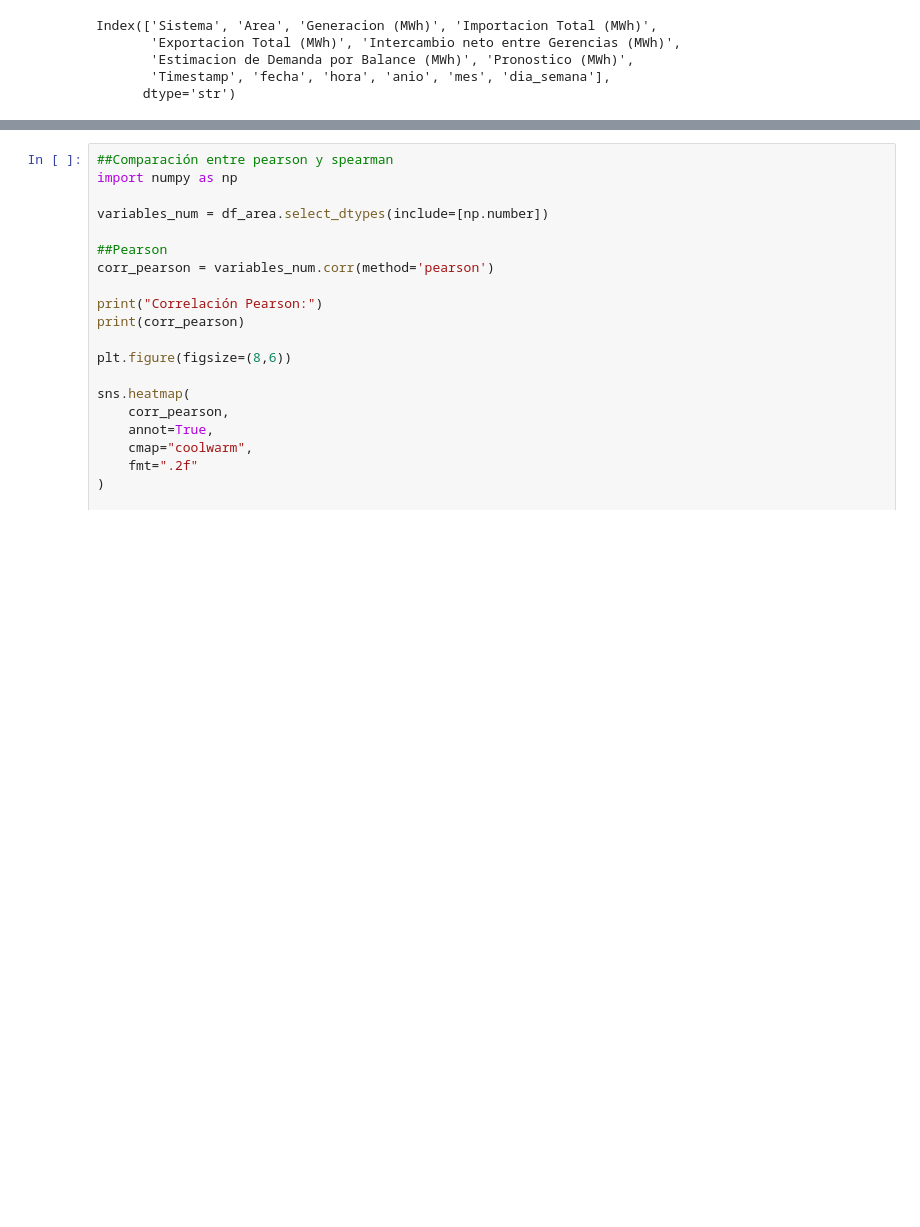
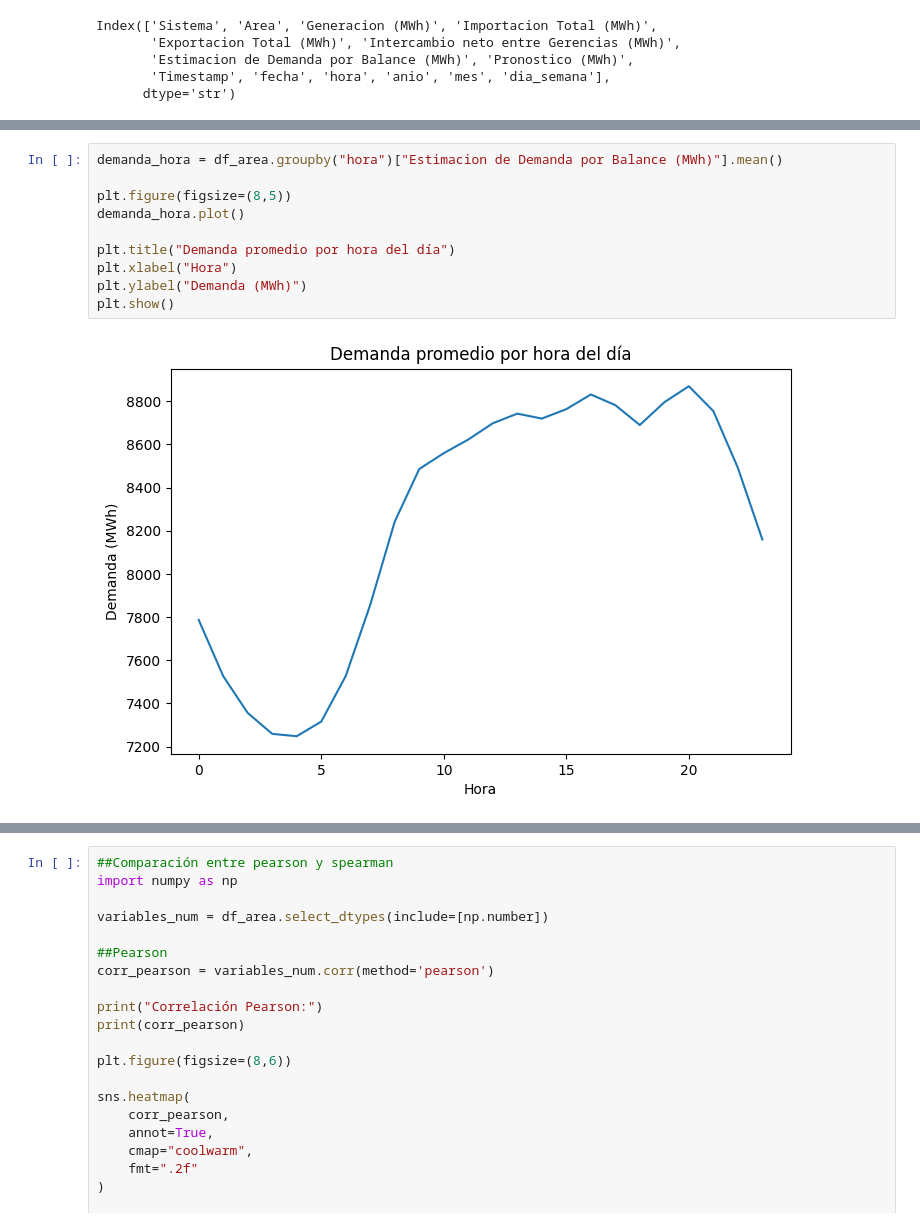
Before and after one commit to UlisesACC/Modelado-Predictivo, a Jupyter notebook: regresion/EDA.ipynb, the cells around one changed output, grey strips where cells are left out. Drawn from its saved outputs; the diff is of its cells as text; blank space fills up the shorter version.

```diff
--- a/regresion/EDA.ipynb
+++ b/regresion/EDA.ipynb
@@ -640,0 +694,12 @@ Index(['Sistema', 'Area', 'Generacion (MWh)', 'Importacion Total (MWh)',
+# %%
+demanda_hora = df_area.groupby("hora")["Estimacion de Demanda por Balance (MWh)"].mean()
+
+plt.figure(figsize=(8,5))
+demanda_hora.plot()
+
+plt.title("Demanda promedio por hora del día")
+plt.xlabel("Hora")
+plt.ylabel("Demanda (MWh)")
+plt.show()
+# %% [output]
+[figure, added]
```
Also changed, not shown: parts of 11 cells of this notebook.
